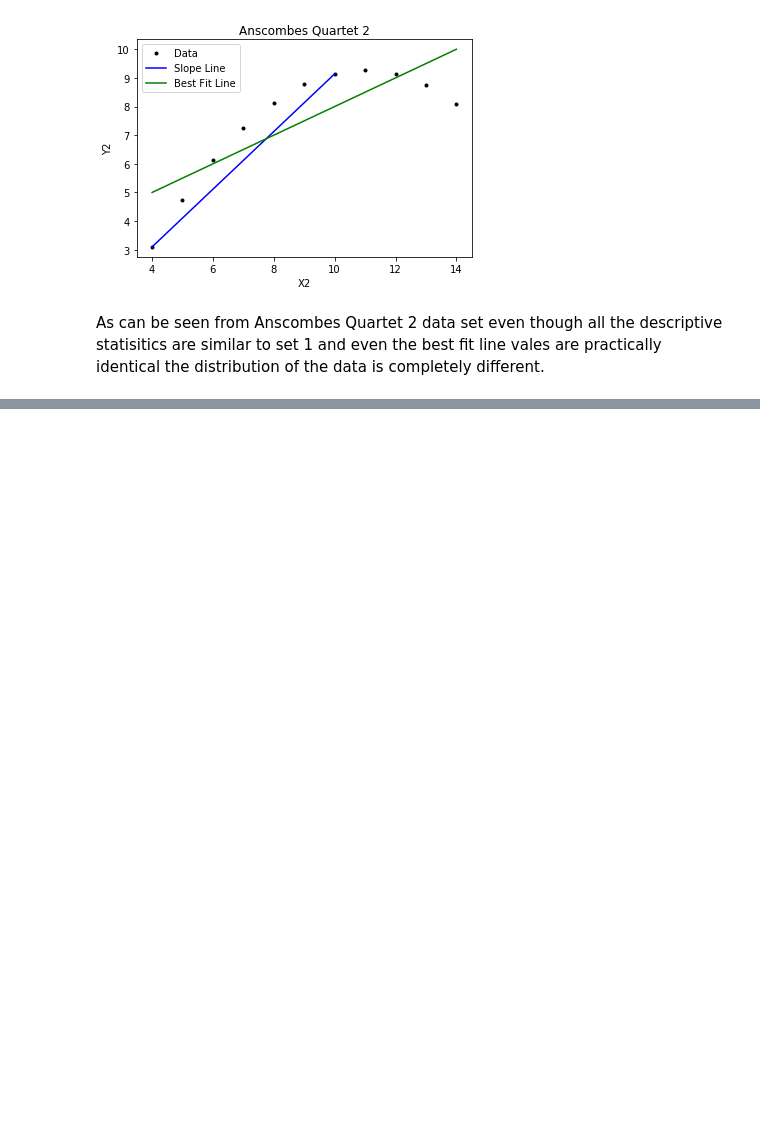
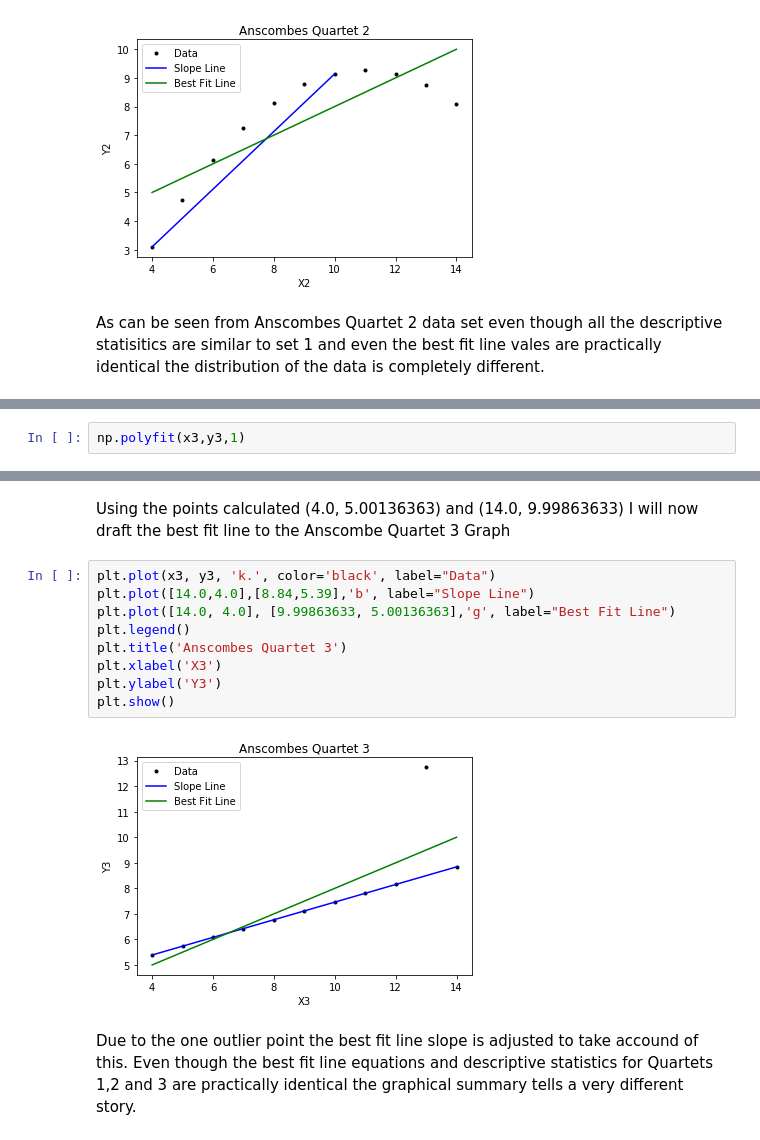
Before and after one commit to shanecanny1/Fundamentals-for-Data-Analysis-Assingment-1, a Jupyter notebook: Fundamentals of Data Analysis Assignmen 1.ipynb, the cells around one changed output, grey strips where cells are left out. Saved outputs shown, nothing was run; the diff lists cells and outputs as text; blank space fills up the shorter version.

```diff
--- a/Fundamentals of Data Analysis Assignmen 1.ipynb
+++ b/Fundamentals of Data Analysis Assignmen 1.ipynb
@@ -399,0 +429,2 @@ As can be seen from Anscombes Quartet 2 data set even though all the descriptive
+# %%
+np.polyfit(x3,y3,1)
@@ -399,0 +456,15 @@ As can be seen from Anscombes Quartet 2 data set even though all the descriptive
+# %% [markdown]
+Using the points calculated (4.0, 5.00136363) and (14.0, 9.99863633) I will now draft the best fit line to the Anscombe Quartet 3 Graph
+# %%
+plt.plot(x3, y3, 'k.', color='black', label="Data")
+plt.plot([14.0,4.0],[8.84,5.39],'b', label="Slope Line")
+plt.plot([14.0, 4.0], [9.99863633, 5.00136363],'g', label="Best Fit Line")
+plt.legend()
+plt.title('Anscombes Quartet 3')
+plt.xlabel('X3')
+plt.ylabel('Y3')
+plt.show()
+# %% [output]
+[figure, added]
+# %% [markdown]
+Due to the one outlier point the best fit line slope is adjusted to take accound of this. Even though the best fit line equations and descriptive statistics for Quartets 1,2 and 3 are practically identical the graphical summary tells a very different story.
```
Also changed, not shown: parts of 10 cells of this notebook.
